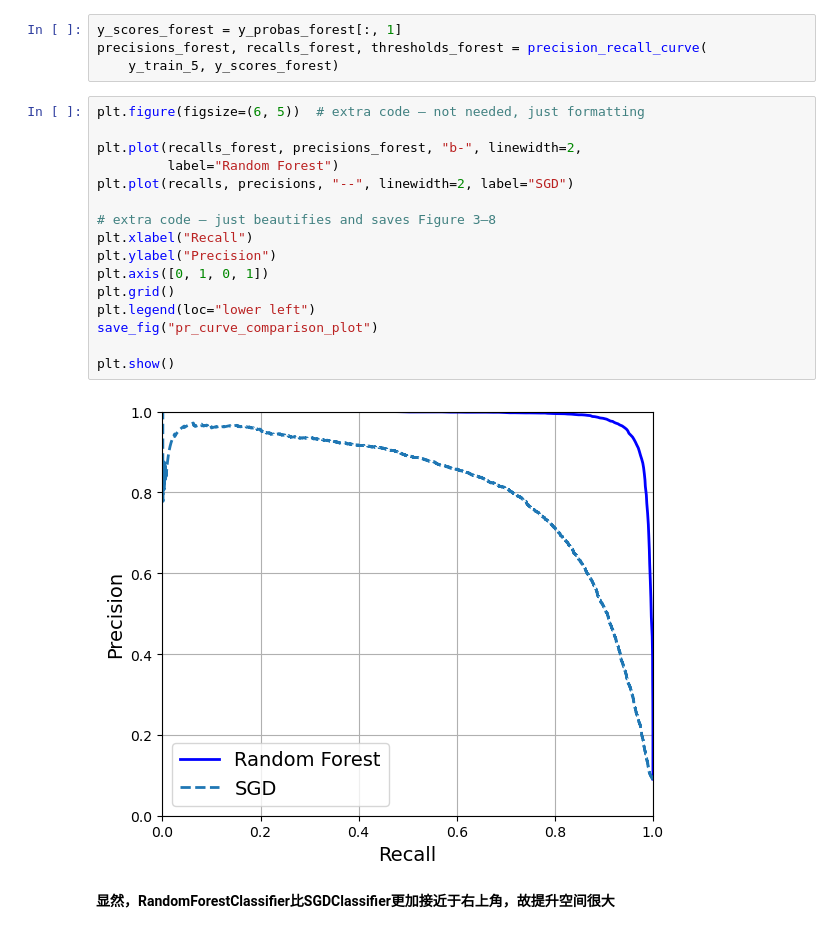
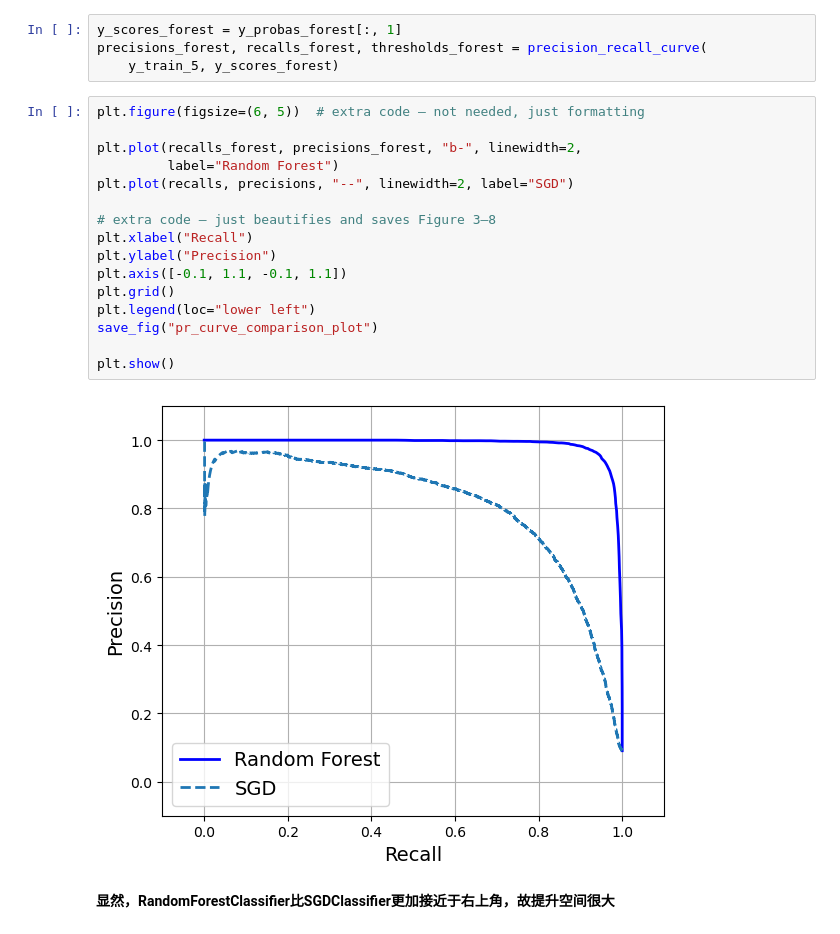
Before and after one commit to zhouchiji/handson-ml3, a Jupyter notebook: 03_classification.ipynb, the cells around one changed output. Cells and saved outputs as stored; diff of their text form.

```diff
--- a/03_classification.ipynb
+++ b/03_classification.ipynb
@@ -573,21 +573,21 @@ precisions_forest, recalls_forest, thresholds_forest = precision_recall_curve(
 # %%
 plt.figure(figsize=(6, 5))  # extra code – not needed, just formatting
 
 plt.plot(recalls_forest, precisions_forest, "b-", linewidth=2,
          label="Random Forest")
 plt.plot(recalls, precisions, "--", linewidth=2, label="SGD")
 
 # extra code – just beautifies and saves Figure 3–8
 plt.xlabel("Recall")
 plt.ylabel("Precision")
-plt.axis([0, 1, 0, 1])
+plt.axis([-0.1, 1.1, -0.1, 1.1])
 plt.grid()
 plt.legend(loc="lower left")
 save_fig("pr_curve_comparison_plot")
 
 plt.show()
 # %% [output]
-[figure, old version]
+[figure, new version]
 # %% [markdown]
 **显然，RandomForestClassifier比SGDClassifier更加接近于右上角，故提升空间很大**
 # %% [markdown]
```
